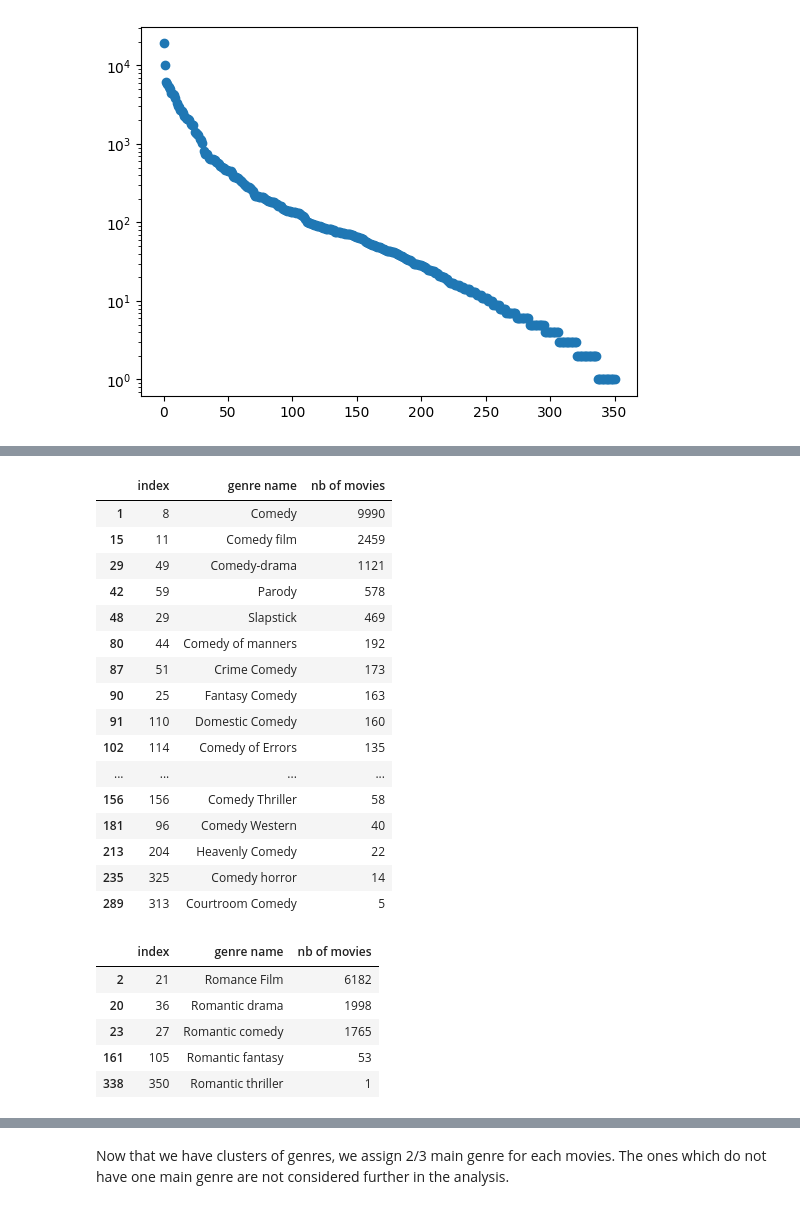
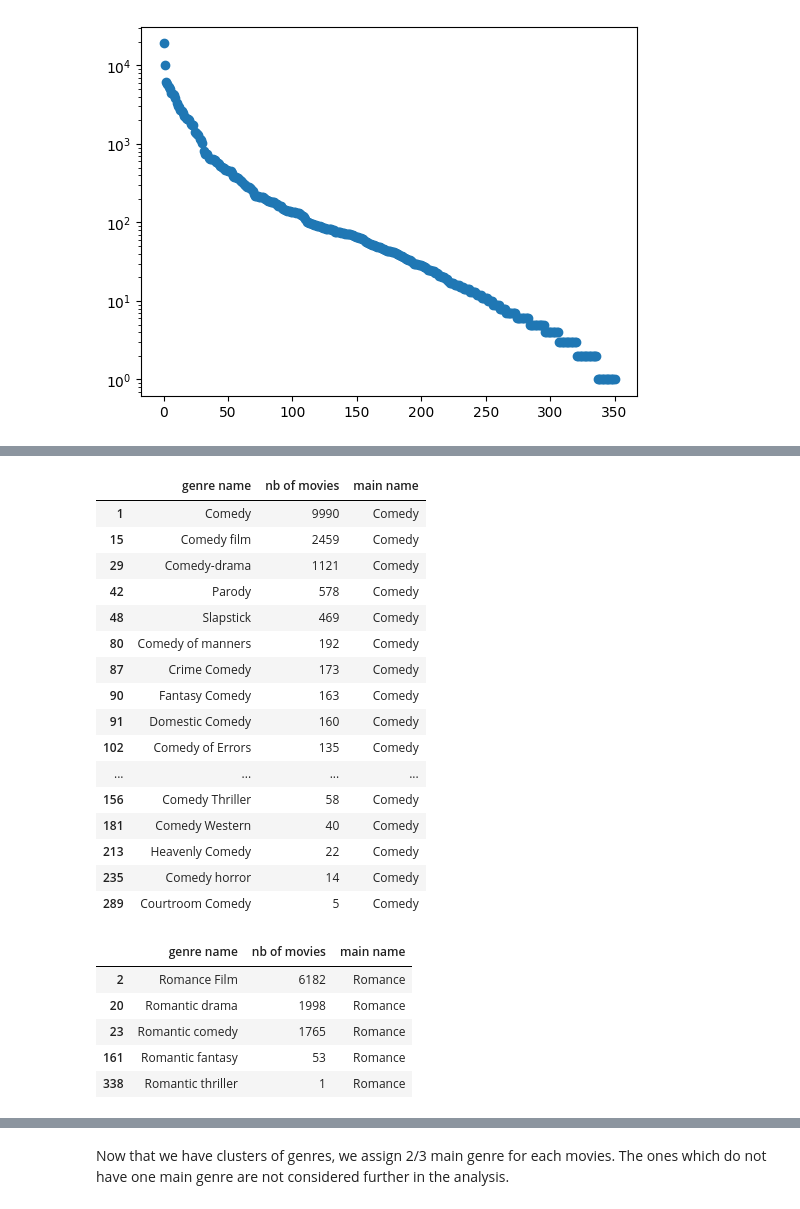
Before and after one commit to epfl-ada/ada-2023-project-dat4k, a Jupyter notebook: test_nina.ipynb, the cells around one changed output, grey strips where cells are left out. Drawn from its saved outputs; the diff is of its cells as text; code cells hidden in the pictures.

```diff
--- a/test_nina.ipynb
+++ b/test_nina.ipynb
@@ -36,6 +36,6 @@ dataframe2.drop(62836, inplace=True) #Erreur sur la première valeur avec une an
 df = dataframe2
 # Remove the row which don't have the month of release:
 df = df[df['Movie release date'].str.len() > 4]
-df = df.reset_index()
+df = df.reset_index(drop = True)
 display(df)
 # %% [output]
@@ -140,33 +119,3 @@ df.head()
 Idea: What would be interesting is to determine the most common genres, and to associate at each movie their two most famous genres, so we can make a more general analysis.
 # %% [markdown]
 TEST 3: little test on the first movie
-# %%
-# enlever un warning
-pd.options.mode.chained_assignment = None  # default='warn'
-
-# Create an empty dataframe
-empty_frame = pd.DataFrame(index=range(364),columns=range(2))
-nb_genres = empty_frame.rename(columns={0: 'genre name', 1: 'nb of movies'})
-nb_genres['nb of movies'].fillna(0,inplace=True)
-i = 0
-
-df2 = df.iloc[0]['Movie genres']
-df3 = json.loads(df2)
-df4 = pd.json_normalize(df3)
-
-
-nb_genres['genre name'].iloc[0] = df4.iloc[0,0]
-nb_genres['nb of movies'].iloc[0] = 1
-
-for column in df4:
-    print(not (nb_genres['genre name'].isin([df4[column].iloc[0]]).any()))
-    if not (nb_genres['genre name'].isin([df4[column].iloc[0]]).any()):
-        nb_genres['genre name'].iloc[i] = df4[column].iloc[0]
-        nb_genres['nb of movies'][i] = 1
-        i = i+1
-    else:
-        idx = nb_genres.loc[nb_genres['genre name'].isin([df4[column].iloc[0]])].index
-        nb_genres['nb of movies'][idx] = nb_genres['nb of movies'][idx] + 1
-
-
-nb_genres
@@ -233,7 +194,7 @@ nb_genres
 363 rows × 2 columns
 # %%
 nb_genres = nb_genres.sort_values("nb of movies",ascending=False)
-nb_genres = nb_genres.reset_index() #don't compute this over and over!!!!
+nb_genres = nb_genres.reset_index(drop = True) #don't compute this over and over!!!!
 nb_genres=nb_genres.dropna()
 # %%
 nb_genres.head(50)
@@ -295,31 +277,33 @@ drama_genres
 # %%
 comedy_genres = nb_genres[nb_genres['genre name'].str.contains('Comedy|Slapstick|Parody')]
+comedy_genres['main name'] = 'Comedy'
 comedy_genres
 # %% [output]
-|  | index | genre name | nb of movies |
-| 1 | 8 | Comedy | 9990 |
-| 15 | 11 | Comedy film | 2459 |
-| 29 | 49 | Comedy-drama | 1121 |
-| 42 | 59 | Parody | 578 |
-| 48 | 29 | Slapstick | 469 |
-| 80 | 44 | Comedy of manners | 192 |
-| 87 | 51 | Crime Comedy | 173 |
-| 90 | 25 | Fantasy Comedy | 163 |
-| 91 | 110 | Domestic Comedy | 160 |
-| 102 | 114 | Comedy of Errors | 135 |
+|  | genre name | nb of movies | main name |
+| 1 | Comedy | 9990 | Comedy |
+| 15 | Comedy film | 2459 | Comedy |
+| 29 | Comedy-drama | 1121 | Comedy |
+| 42 | Parody | 578 | Comedy |
+| 48 | Slapstick | 469 | Comedy |
+| 80 | Comedy of manners | 192 | Comedy |
+| 87 | Crime Comedy | 173 | Comedy |
+| 90 | Fantasy Comedy | 163 | Comedy |
+| 91 | Domestic Comedy | 160 | Comedy |
+| 102 | Comedy of Errors | 135 | Comedy |
 | ... | ... | ... | ... |
-| 156 | 156 | Comedy Thriller | 58 |
-| 181 | 96 | Comedy Western | 40 |
-| 213 | 204 | Heavenly Comedy | 22 |
-| 235 | 325 | Comedy horror | 14 |
-| 289 | 313 | Courtroom Comedy | 5 |
+| 156 | Comedy Thriller | 58 | Comedy |
+| 181 | Comedy Western | 40 | Comedy |
+| 213 | Heavenly Comedy | 22 | Comedy |
+| 235 | Comedy horror | 14 | Comedy |
+| 289 | Courtroom Comedy | 5 | Comedy |
 # %%
 romance_genres = nb_genres[nb_genres['genre name'].str.contains('Romance|Romantic')]
+romance_genres['main name'] = 'Romance'
 romance_genres
 # %% [output]
-|  | index | genre name | nb of movies |
-| 2 | 21 | Romance Film | 6182 |
-| 20 | 36 | Romantic drama | 1998 |
-| 23 | 27 | Romantic comedy | 1765 |
-| 161 | 105 | Romantic fantasy | 53 |
-| 338 | 350 | Romantic thriller | 1 |
+|  | genre name | nb of movies | main name |
+| 2 | Romance Film | 6182 | Romance |
+| 20 | Romantic drama | 1998 | Romance |
+| 23 | Romantic comedy | 1765 | Romance |
+| 161 | Romantic fantasy | 53 | Romance |
+| 338 | Romantic thriller | 1 | Romance |
```
Also changed, not shown: parts of 30 cells of this notebook.
